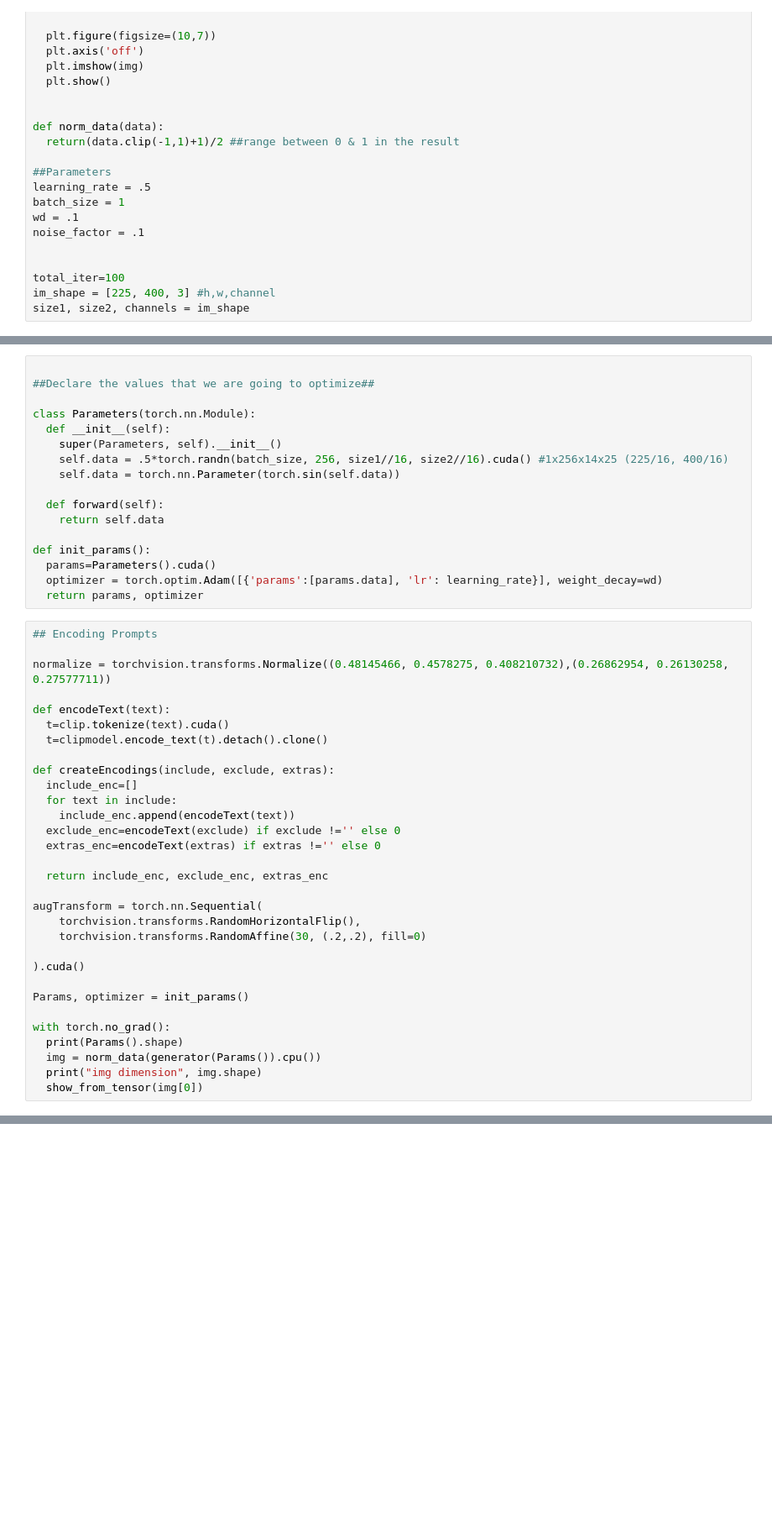
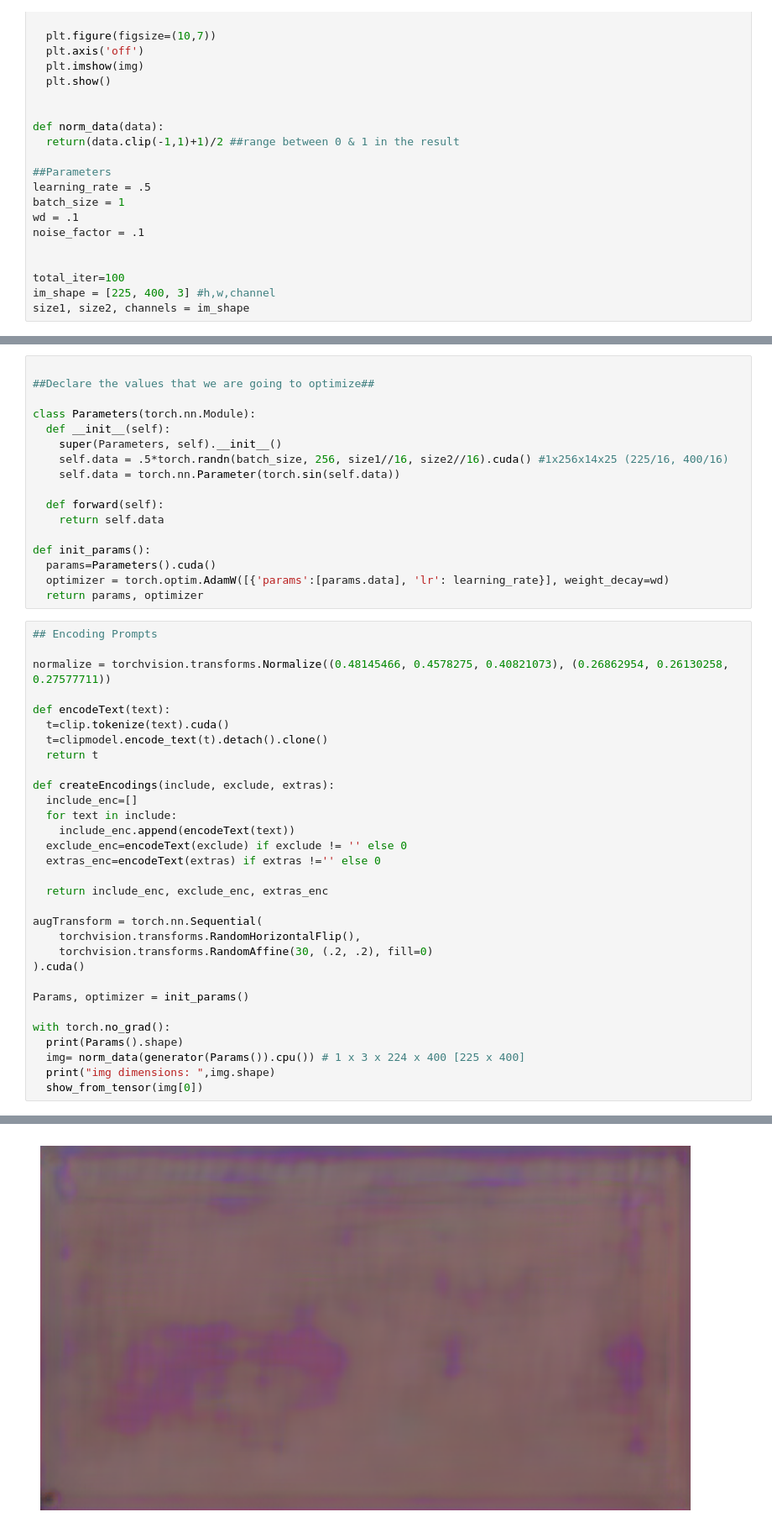
Before and after one commit to ZacariDigital/Generative-AI-Absract-Art, a Jupyter notebook: Generative_A_I_Abstract_ART.ipynb, the cells around one changed output, grey strips where cells are left out. Shown at 84% size. Saved outputs shown, nothing was run; the diff lists cells and outputs as text; blank space fills up the shorter version.

```diff
--- a/Generative_A_I_Abstract_ART.ipynb
+++ b/Generative_A_I_Abstract_ART.ipynb
@@ -123,36 +173,37 @@ class Parameters(torch.nn.Module):
 
 def init_params():
   params=Parameters().cuda()
-  optimizer = torch.optim.Adam([{'params':[params.data], 'lr': learning_rate}], weight_decay=wd)
+  optimizer = torch.optim.AdamW([{'params':[params.data], 'lr': learning_rate}], weight_decay=wd)
   return params, optimizer
 # %%
 ## Encoding Prompts
 
-normalize = torchvision.transforms.Normalize((0.48145466, 0.4578275, 0.408210732),(0.26862954, 0.26130258, 0.27577711))
+normalize = torchvision.transforms.Normalize((0.48145466, 0.4578275, 0.40821073), (0.26862954, 0.26130258, 0.27577711))
 
 def encodeText(text):
   t=clip.tokenize(text).cuda()
   t=clipmodel.encode_text(t).detach().clone()
+  return t
 
 def createEncodings(include, exclude, extras):
   include_enc=[]
   for text in include:
     include_enc.append(encodeText(text))
-  exclude_enc=encodeText(exclude) if exclude !='' else 0
+  exclude_enc=encodeText(exclude) if exclude != '' else 0
   extras_enc=encodeText(extras) if extras !='' else 0
 
   return include_enc, exclude_enc, extras_enc
 
 augTransform = torch.nn.Sequential(
     torchvision.transforms.RandomHorizontalFlip(),
-    torchvision.transforms.RandomAffine(30, (.2,.2), fill=0)
-
+    torchvision.transforms.RandomAffine(30, (.2, .2), fill=0)
 ).cuda()
 
 Params, optimizer = init_params()
 
 with torch.no_grad():
   print(Params().shape)
-  img = norm_data(generator(Params()).cpu())
-  print("img dimension", img.shape)
+  img= norm_data(generator(Params()).cpu()) # 1 x 3 x 224 x 400 [225 x 400]
+  print("img dimensions: ",img.shape)
   show_from_tensor(img[0])
+# %% [output]
@@ -159,3 +212,4 @@ with torch.no_grad():
+[figure, added]
 # %%
 ## crops
 
```
Also changed, not shown: parts of 12 cells of this notebook.
